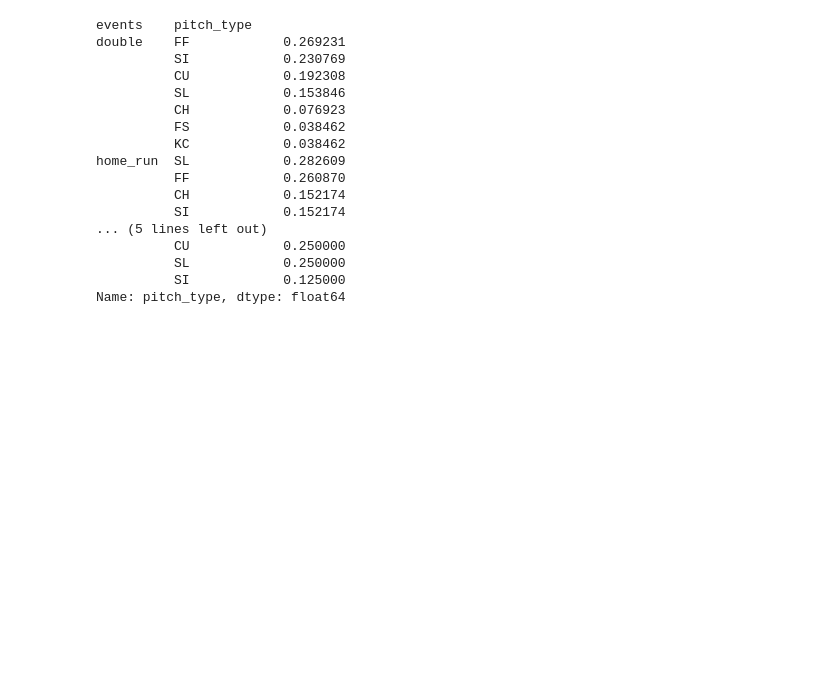
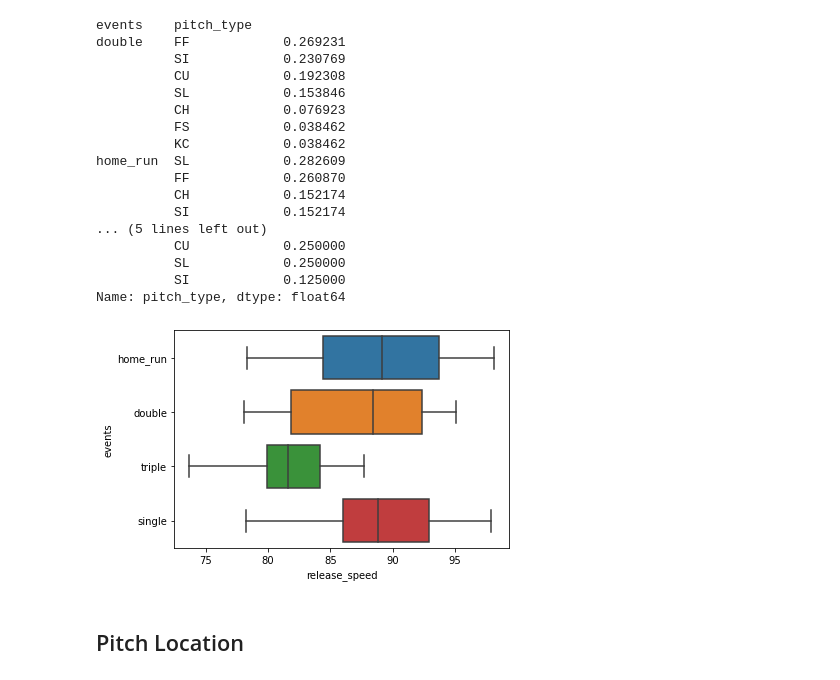
Before and after one commit to teruki-i/Ohtani, a Jupyter notebook: Ohtani_2021.ipynb, the cells around one changed output. Drawn from its saved outputs; the diff is of its cells as text; code cells hidden in the pictures; blank space fills up the shorter version.

Commit message:
additional EDA looking at pitch locations

```diff
--- a/Ohtani_2021.ipynb
+++ b/Ohtani_2021.ipynb
@@ -210,3 +210,13 @@ home_run  SL            0.282609
           SL            0.250000
           SI            0.125000
 Name: pitch_type, dtype: float64
+# %%
+# filter data for hits
+ohtani21_hits = ohtani21[(ohtani21.events=="single") | (ohtani21.events=="double") | (ohtani21.events=="triple") | (ohtani21.events=="home_run")]
+# %%
+sns.boxplot(x="release_speed", y="events", data=ohtani21_hits)
+plt.show()
+# %% [output]
+[figure, added]
+# %% [markdown]
+## Pitch Location
```
Also changed, not shown: parts of 14 cells of this notebook.
